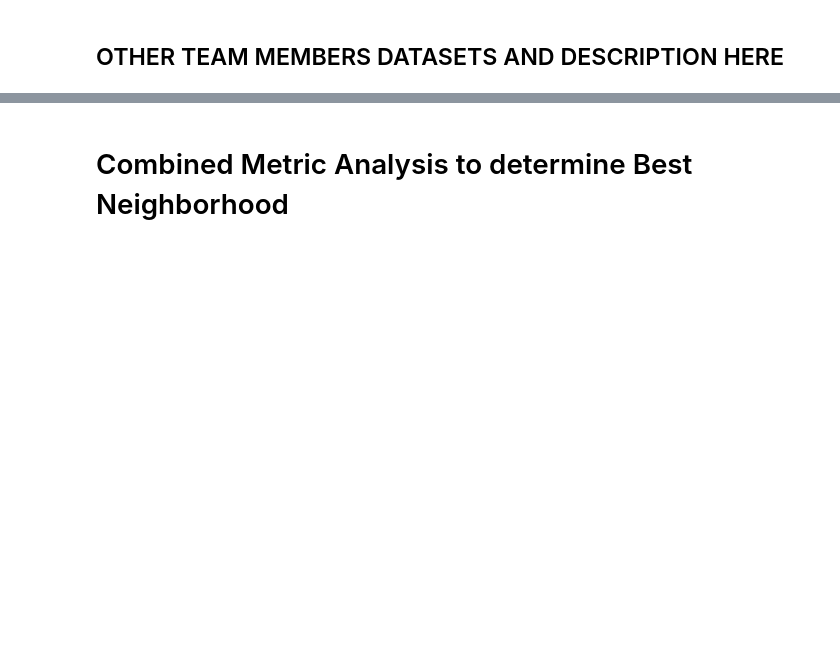
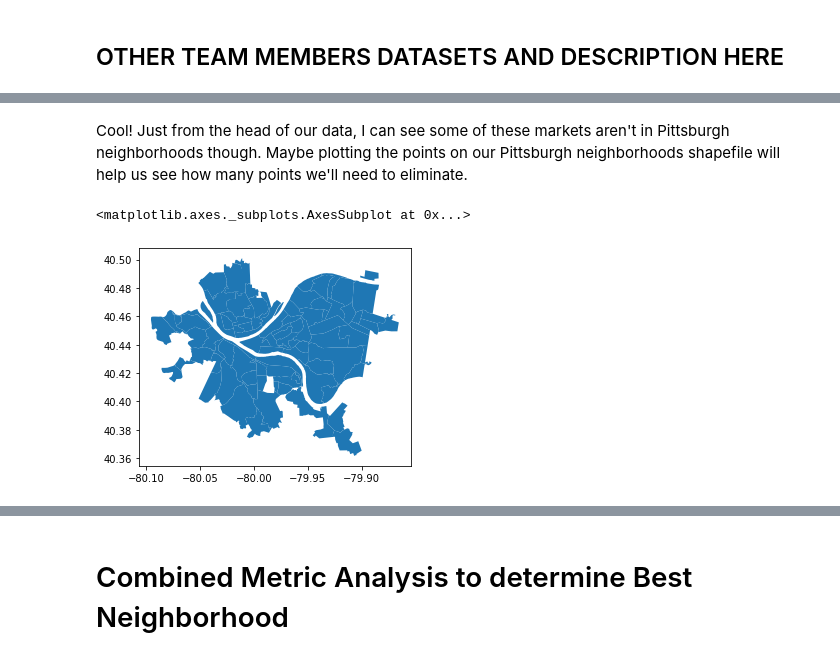
Before and after one commit to ljablunovsky/Spring-2022-CMPINF-0010-Final-Project-Notebook-, a Jupyter notebook: Combined-Final-Notebook.ipynb, the cells around one changed output, grey strips where cells are left out. Cells and saved outputs as stored; diff of their text form; code cells hidden in the pictures; blank space fills up the shorter version.

```diff
--- a/Combined-Final-Notebook.ipynb
+++ b/Combined-Final-Notebook.ipynb
@@ -18,0 +39,8 @@ All of our datasets come from the WPRDC website. For the nutrition metric, Laure
+# %% [markdown]
+Cool! Just from the head of our data, I can see some of these markets aren't in Pittsburgh neighborhoods though. Maybe plotting the points on our Pittsburgh neighborhoods shapefile will help us see how many points we'll need to eliminate.
+# %%
+neighborhoods = geopandas.read_file("Neighborhoods/Neighborhoods_.shp") # read in the shapefile
+neighborhoods.plot() # plot the geopandas dataframe
+# %% [output]
+<matplotlib.axes._subplots.AxesSubplot at 0x...>
+[figure, added]
```
Also changed, not shown: parts of 26 cells of this notebook.
